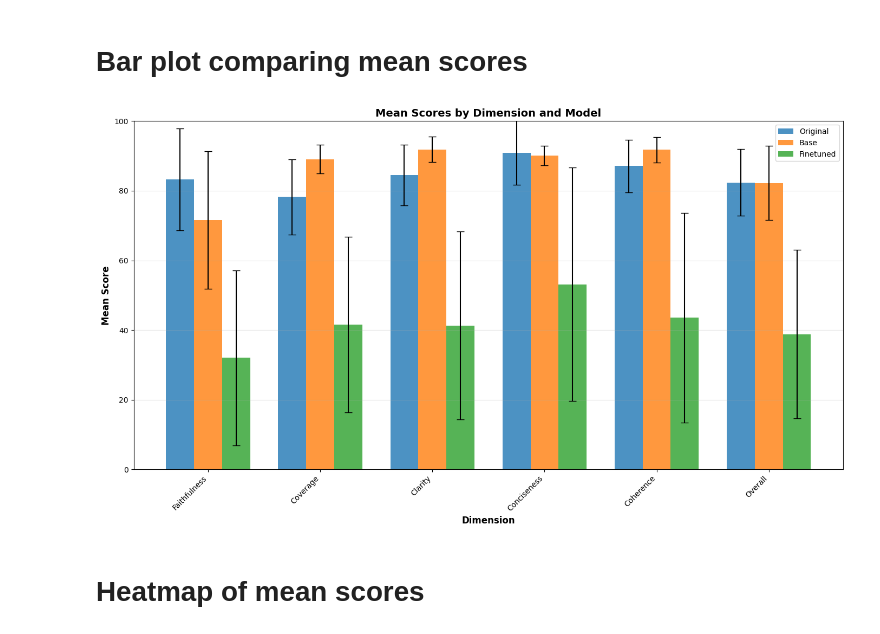
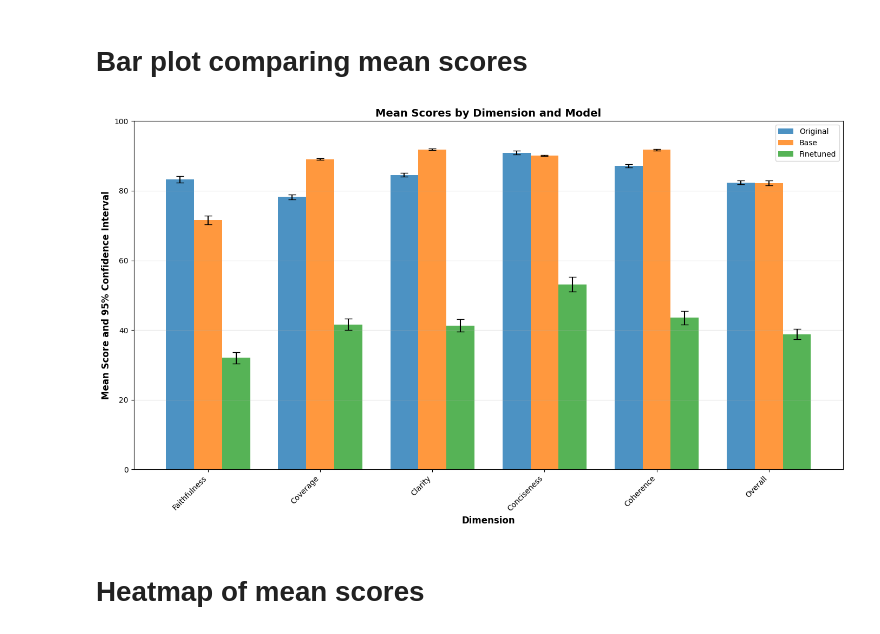
Before and after one commit to ryan-arman/lab, a Jupyter notebook: arxiv_abstract/notebooks/compare_eval.ipynb, the cells around one changed output. Drawn from its saved outputs; the diff is of its cells as text; code cells hidden in the pictures.

```diff
--- a/arxiv_abstract/notebooks/compare_eval.ipynb
+++ b/arxiv_abstract/notebooks/compare_eval.ipynb
@@ -296,15 +297,29 @@ for dim in dimensions:
         if col in comparison_df.columns:
             scores = comparison_df[col].dropna()
             if len(scores) > 0:
+                mean = scores.mean()
+                std = scores.std()
+                n = len(scores)
+
+                # Calculate 95% confidence interval
+                if n > 1:
+                    se = std / np.sqrt(n)
+                    t_critical = stats.t.ppf(0.975, df=n-1)  # 95% CI
+                    ci_lower = mean - t_critical * se
+                    ci_upper = mean + t_critical * se
+                else:
+                    ci_lower = mean
+                    ci_upper = mean
+
                 summary_stats.append({
                     'Dimension': dim,
                     'Model': model,
-                    'Mean': scores.mean().round(1),
-                    'Std': scores.std().round(1),
+                    'Mean': f"{mean.round(1)} [{ci_lower.round(1)}, {ci_upper.round(1)}]",
+                    'Std': std.round(1),
                     'Min': scores.min().round(1),
                     'Max': scores.max().round(1),
                     'Median': scores.median().round(1),
-                    'Count': len(scores)
+                    'Count': n
                 })
 
 summary_df = pd.DataFrame(summary_stats)
@@ -404,39 +403,55 @@ plt.show()
 # %%
 fig, ax = plt.subplots(figsize=(14, 8))
 
 x = np.arange(len(dimensions))
 width = 0.25
 
 for i, model in enumerate(models):
     means = []
-    stds = []
+    ci_errors = []  # 95% confidence interval half-widths
     for dim in dimensions:
         col = f'{model}_{dim}'
         if col in comparison_df.columns:
             scores = comparison_df[col].dropna()
-            means.append(scores.mean() if len(scores) > 0 else 0)
-            stds.append(scores.std() if len(scores) > 0 else 0)
+            n = len(scores)
+            if n > 0:
+                mean = scores.mean()
+                std = scores.std()
+                # Calculate 95% confidence interval
+                # Standard error
+                se = std / np.sqrt(n)
+                # t-critical value for 95% CI (two-tailed, df = n-1)
+                if n > 1:
+                    t_critical = stats.t.ppf(0.975, df=n-1)  # 0.975 for 95% CI (two-tailed)
+                    ci_half_width = t_critical * se
+                else:
+                    ci_half_width = 0
+                means.append(mean)
+                ci_errors.append(ci_half_width)
+            else:
+                means.append(0)
+                ci_errors.append(0)
         else:
             means.append(0)
-            stds.append(0)
+            ci_errors.append(0)
 
     offset = (i - 1) * width
     ax.bar(x + offset, means, width, label=model.capitalize(),
-           yerr=stds, capsize=5, alpha=0.8)
+           yerr=ci_errors, capsize=5, alpha=0.8)
 
 ax.set_xlabel('Dimension', fontsize=12, fontweight='bold')
-ax.set_ylabel('Mean Score', fontsize=12, fontweight='bold')
+ax.set_ylabel('Mean Score and 95% Confidence Interval', fontsize=12, fontweight='bold')
 ax.set_title('Mean Scores by Dimension and Model', fontsize=14, fontweight='bold')
 ax.set_xticks(x)
 ax.set_xticklabels(dimensions, rotation=45, ha='right')
 ax.legend()
 ax.grid(True, alpha=0.3, axis='y')
 ax.set_ylim(0, 100)
 
 plt.tight_layout()
 plt.show()
 # %% [output]
-[figure, old version]
+[figure, new version]
 # %% [markdown]
 # Heatmap of mean scores
 # %%
```
Also changed, not shown: parts of 2 cells of this notebook.
